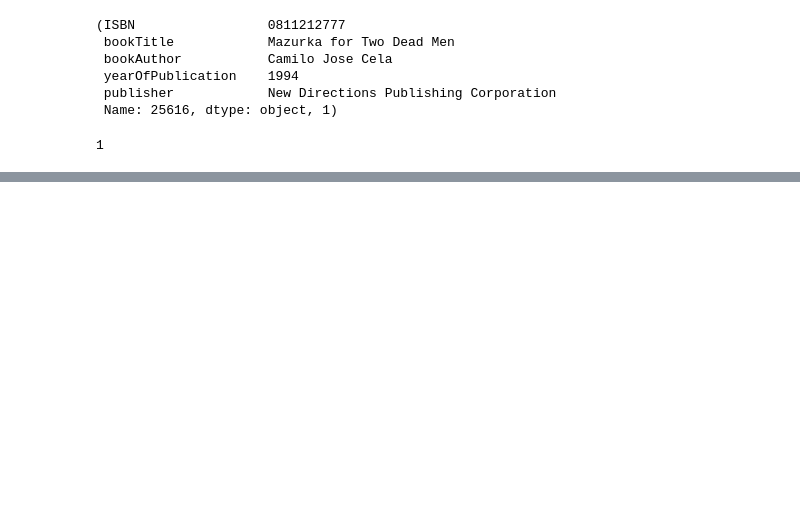
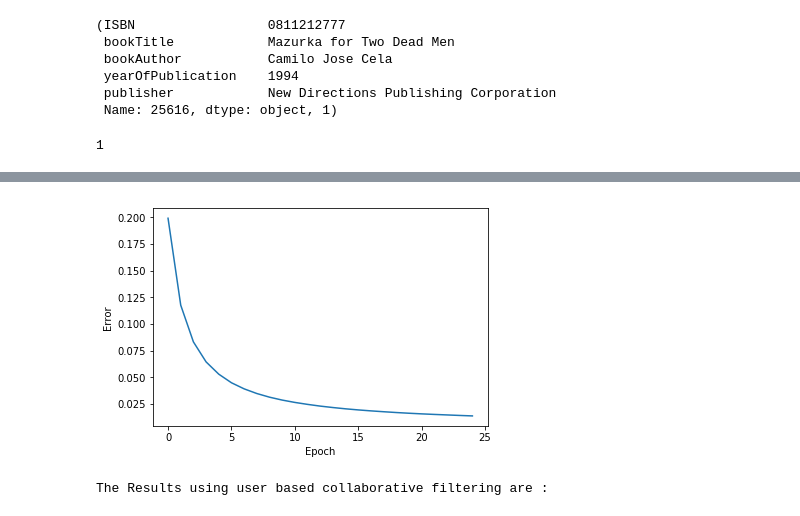
Before and after one commit to KuldeepSinh24/Book-Recomendation-System, a Jupyter notebook: Book_Recommendation_SystemCF_Using_RBM.ipynb, the cells around one changed output, grey strips where cells are left out. Cells and saved outputs as stored; diff of their text form; code cells hidden in the pictures; blank space fills up the shorter version.

Commit message:
Added Hybrid Model

```diff
--- a/Book_Recommendation_SystemCF_Using_RBM.ipynb
+++ b/Book_Recommendation_SystemCF_Using_RBM.ipynb
@@ -1031,3 +1085,3 @@ class knnCF:
 # %%
-knn = knnCF()
+knn = knnCF(True)
 # %%
@@ -1061,0 +1294,21 @@ prediction
+# %%
+class HybridRecommender:
+    def __init__(self,rbm,knn):
+        self.rbm = rbm
+        self.knn = knn
+    def train(self):
+        self.rbm.train(epochs=25,batchsize=100)
+    def combine_results(self,userID,ratings_matrix,wt):
+        self.train()
+        r = self.rbm.recommend(userID,wt)
+        k = self.knn.recommend(userID,ratings_matrix,'cosine',wt=1-wt)
+        return pd.concat([r,k])
+    def recommend(self,userID,ratings_matrix,wt):
+        return self.combine_results(userID,ratings_matrix,wt).sort_values(["RecommendationScore"], ascending=False).head(10)
+# %%
+hyb = HybridRecommender(rbm,knn)
+# %%
+hyb.recommend(2110,ratings_matrix,wt=0.6)
+# %% [output]
+[figure, added]
+The Results using user based collaborative filtering are :
```
Also changed, not shown: parts of 81 cells of this notebook.
